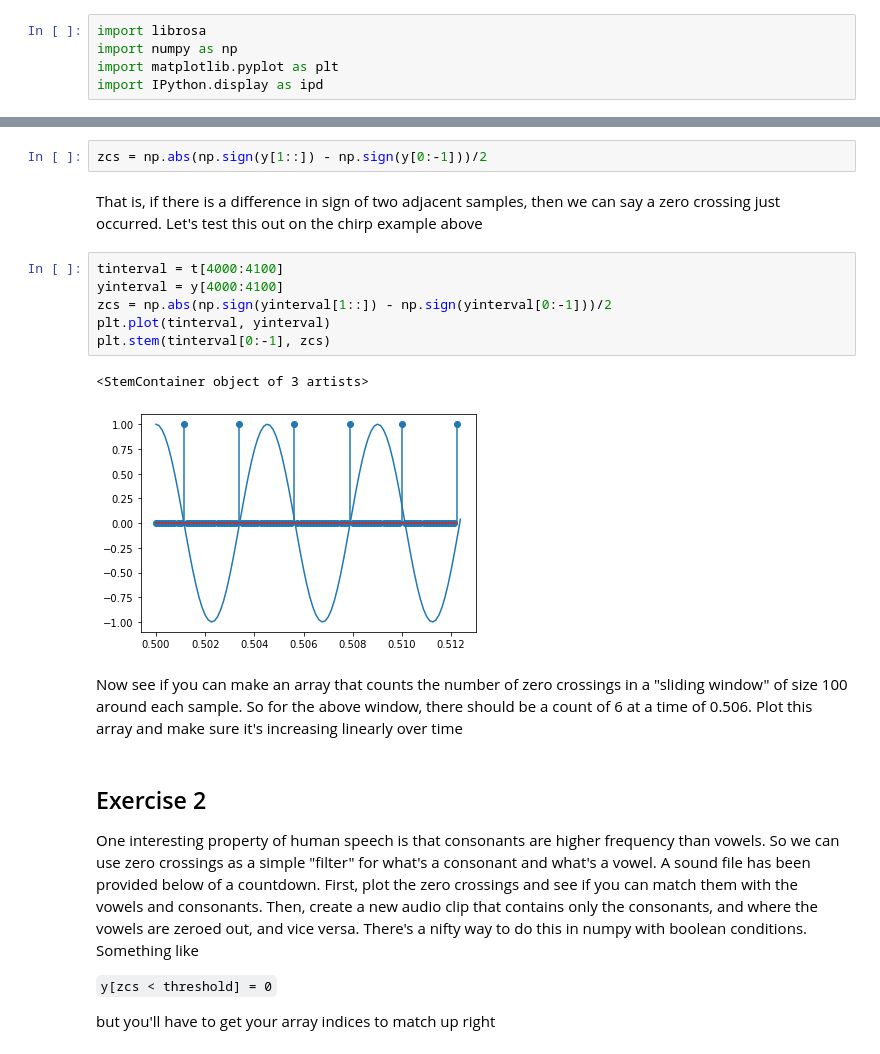
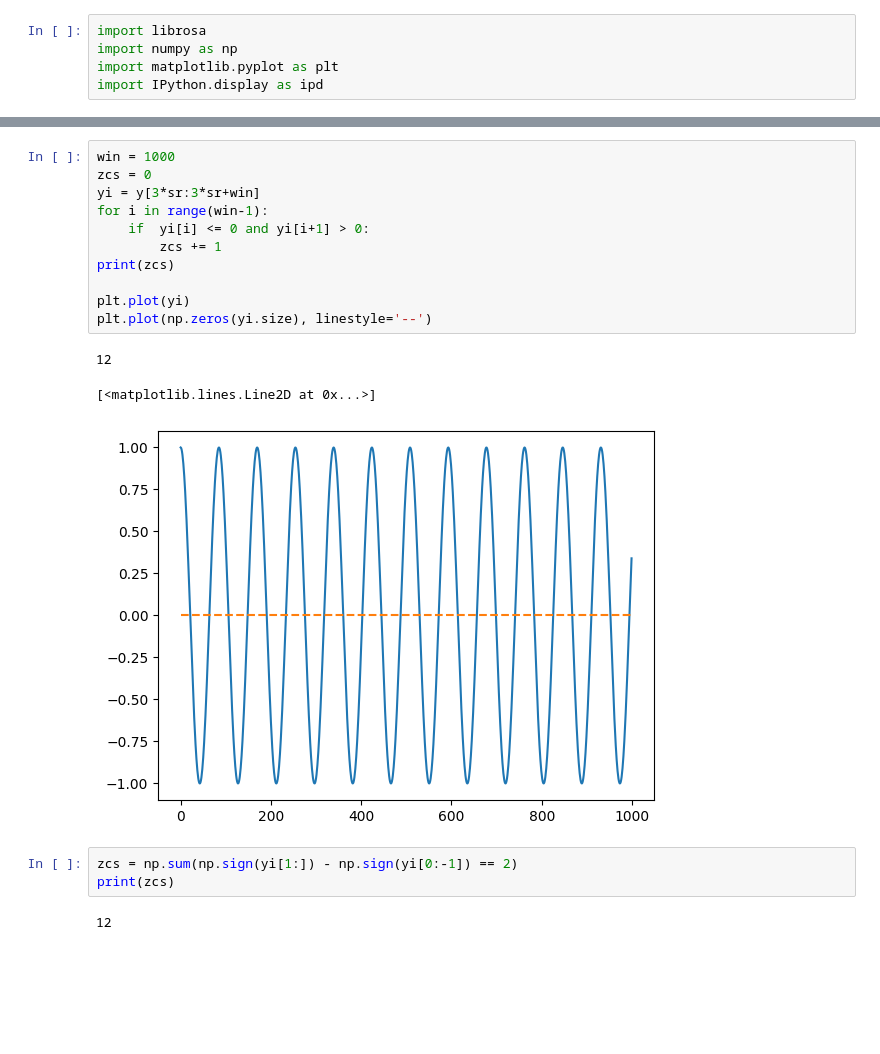
Before and after one commit to digitalmusicprocessing/S2025, a Jupyter notebook: ClassExercises/Week3/Week3_ZCS_Loudness/ZCS.ipynb, the cells around one changed output, grey strips where cells are left out. Cells and saved outputs as stored; diff of their text form; blank space fills up the shorter version.

```diff
--- a/ClassExercises/Week3/Week3_ZCS_Loudness/ZCS.ipynb
+++ b/ClassExercises/Week3/Week3_ZCS_Loudness/ZCS.ipynb
@@ -62,22 +34,20 @@ To get you started, here's some code that creates an array that has a 1 if there
+# %%
+win = 1000
+zcs = 0
+yi = y[3*sr:3*sr+win]
+for i in range(win-1):
+    if  yi[i] <= 0 and yi[i+1] > 0:
+        zcs += 1
+print(zcs)
+
+plt.plot(yi)
+plt.plot(np.zeros(yi.size), linestyle='--')
+# %% [output]
+12
+[<matplotlib.lines.Line2D at 0x...>]
+[figure, added]
 # %%
-zcs = np.abs(np.sign(y[1::]) - np.sign(y[0:-1]))/2
+zcs = np.sum(np.sign(yi[1:]) - np.sign(yi[0:-1]) == 2)
+print(zcs)
+# %% [output]
+12
-# %% [markdown]
-That is, if there is a difference in sign of two adjacent samples, then we can say a zero crossing just occurred.  Let's test this out on the chirp example above
-# %%
-tinterval = t[4000:4100]
-yinterval = y[4000:4100]
-zcs = np.abs(np.sign(yinterval[1::]) - np.sign(yinterval[0:-1]))/2
-plt.plot(tinterval, yinterval)
-plt.stem(tinterval[0:-1], zcs)
-# %% [output]
-<StemContainer object of 3 artists>
-[figure, removed]
-# %% [markdown]
-Now see if you can make an array that counts the number of zero crossings in a "sliding window" of size 100 around each sample.  So for the above window, there should be a count of 6 at a time of 0.506.  Plot this array and make sure it's increasing linearly over time
-# %% [markdown]
-## Exercise 2
-One interesting property of human speech is that consonants are higher frequency than vowels.  So we can use zero crossings as a simple "filter" for what's a consonant and what's a vowel.  A sound file has been provided below of a countdown.  First, plot the zero crossings and see if you can match them with the vowels and consonants.  Then, create a new audio clip that contains only the consonants, and where the vowels are zeroed out, and vice versa.  There's a nifty way to do this in numpy with boolean conditions.  Something like
-
-<code>y[zcs < threshold] = 0</code>
-
-but you'll have to get your array indices to match up right
```
Also changed, not shown: parts of 14 cells of this notebook, 34 other files.
